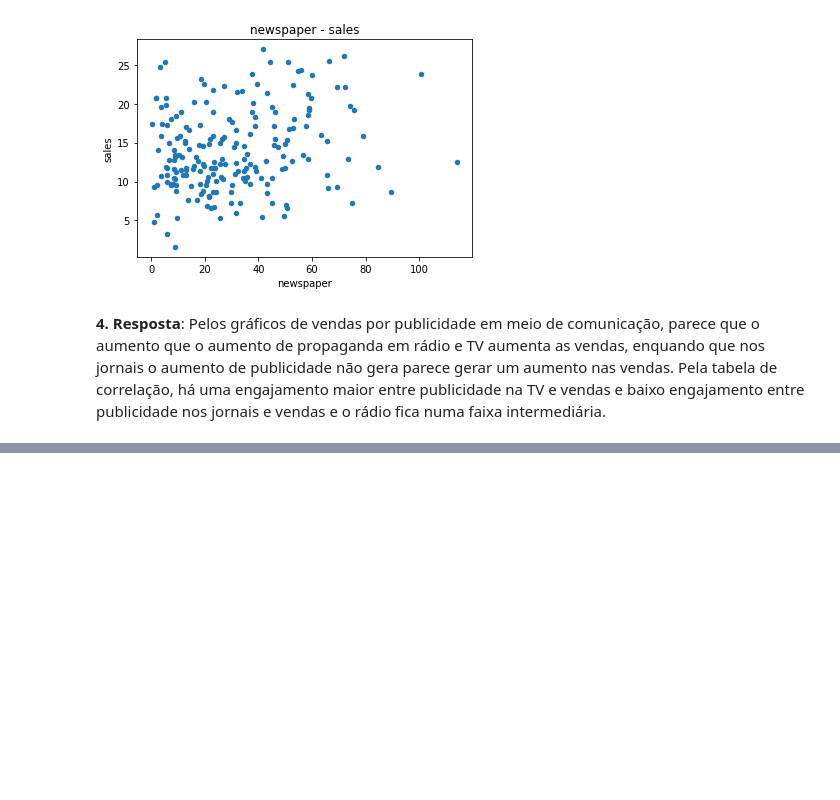
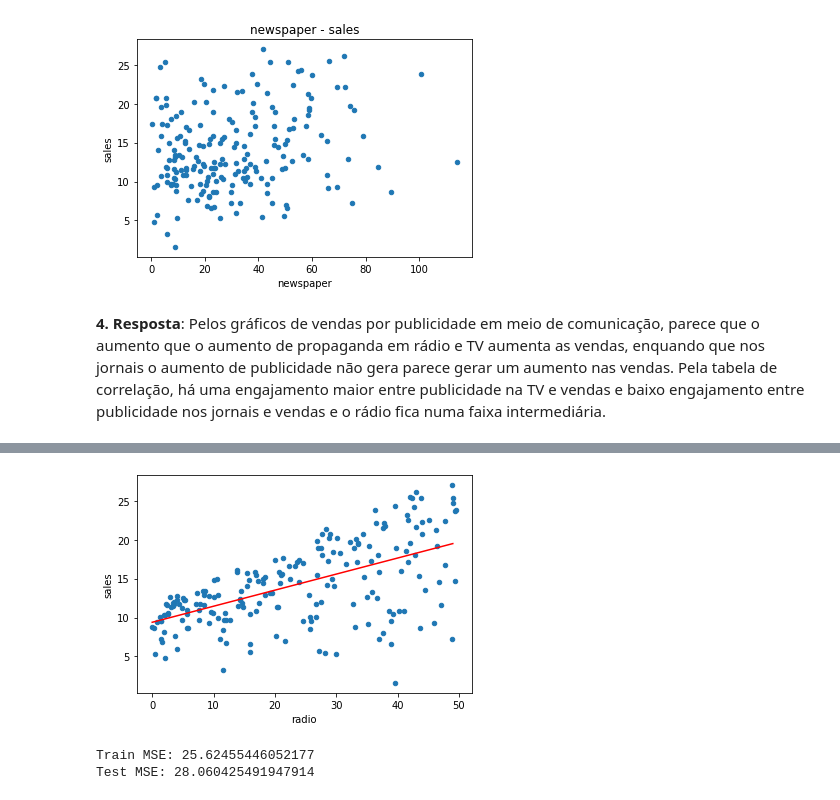
Before and after one commit to angelacpd/Scientific_Python, a Jupyter notebook: UFSC/Ex_1/Ex1_Solution.ipynb, the cells around one changed output, grey strips where cells are left out. Saved outputs shown, nothing was run; the diff lists cells and outputs as text; code cells hidden in the pictures; blank space fills up the shorter version.

```diff
--- a/UFSC/Ex_1/Ex1_Solution.ipynb
+++ b/UFSC/Ex_1/Ex1_Solution.ipynb
@@ -354,0 +361,25 @@ Pelos gráficos de vendas por publicidade em meio de comunicação, parece que o
+# %%
+# Plot radio
+df.plot(x='radio', y='sales', kind='scatter')
+radio = np.linspace(0, 49, 20).reshape(-1, 1)
+plt.plot(radio, model_radio.predict(radio), 'r');
+# %% [output]
+[figure, added]
+# %%
+# newspaper
+newspaper_train = X_train[:,2].reshape(-1, 1)
+newspaper_test = X_test[:,2].reshape(-1, 1)
+# Treinamento do modelo de regressão linear
+model_newspaper = LinearRegression()
+model_newspaper.fit(newspaper_train, y_train)
+# RMSE sobre o conjunto de treinamento
+newspaper_train_predict = model_newspaper.predict(newspaper_train)
+rmse_newspaper_train = (np.sqrt(mean_squared_error(newspaper_train, newspaper_train_predict)))
+print('Train MSE:', rmse_newspaper_train)
+# RMSE sobre o conjunto de teste
+newspaper_test_predict =  model_newspaper.predict(newspaper_test)
+rmse_newspaper_test = (np.sqrt(mean_squared_error(newspaper_test, newspaper_test_predict)))
+print('Test MSE:', rmse_newspaper_test)
+# %% [output]
+Train MSE: 25.62455446052177
+Test MSE: 28.060425491947914
```
Also changed, not shown: parts of 18 cells of this notebook.
